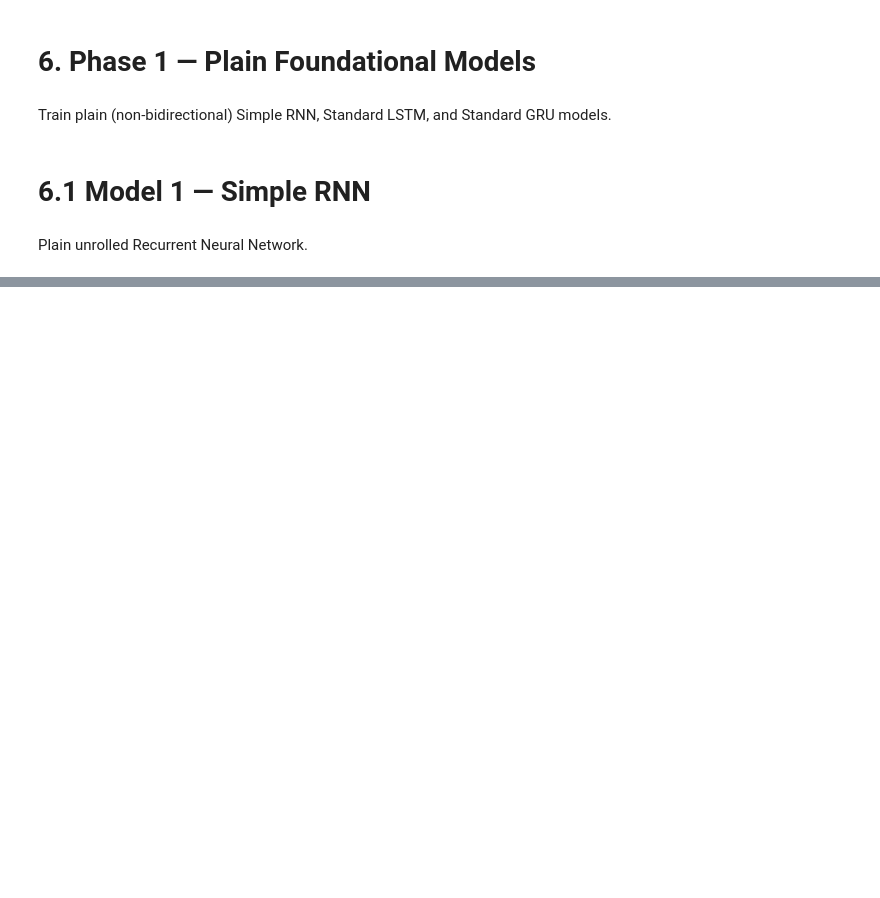
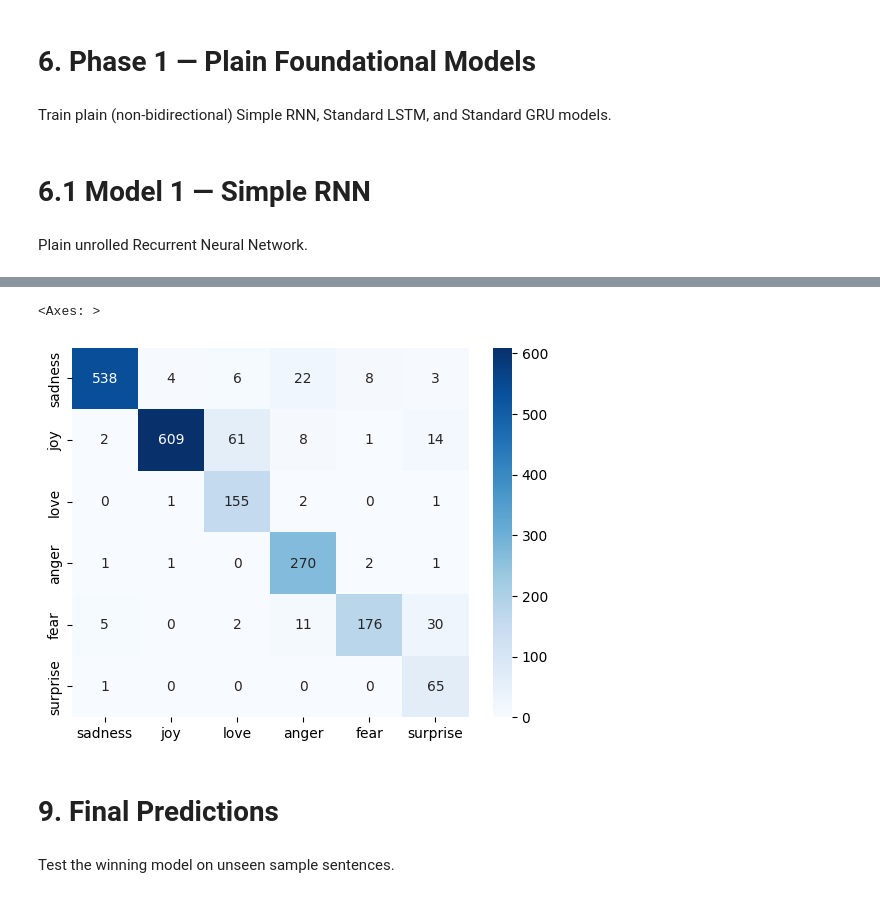
Before and after one commit to yoloaryan/Predicting_emotions_of_text, a Jupyter notebook: Predictiong_emotions_of_text.ipynb, the cells around one changed output, grey strips where cells are left out. Cells and saved outputs as stored; diff of their text form; code cells hidden in the pictures; blank space fills up the shorter version.

```diff
--- a/Predictiong_emotions_of_text.ipynb
+++ b/Predictiong_emotions_of_text.ipynb
@@ -229,0 +523,19 @@ Plain unrolled Recurrent Neural Network.
+# %%
+from tensorflow.keras.models import Sequential
+from tensorflow.keras.layers import Bidirectional, Embedding, GRU, Dropout, Dense
+
+# Defining parameters locally to ensure the cell runs independently
+
+
+BiGRU = Sequential([
+    Embedding(input_dim=max_words, output_dim=300, input_length=50),
+    Bidirectional(GRU(128, return_sequences=True)),
+    Dropout(0.5),
+    Bidirectional(GRU(64)),
+    Dropout(0.5),
+    Dense(num_classes, activation='softmax') # output layer
+])
+
+BiGRU.compile(optimizer='adam', loss='sparse_categorical_crossentropy', metrics=['accuracy'])
+
+BiGRU.summary()
@@ -229,0 +565,10 @@ Plain unrolled Recurrent Neural Network.
+# %%
+BiGRU.fit(
+    padded_train_sequence,
+    train_label,
+    validation_data=(padded_test_sequence, test_label),
+    epochs = 20,
+    batch_size=32,
+    class_weight=class_weight_dict,
+    callbacks=[early_stopping]
+)
@@ -229,0 +607,7 @@ Plain unrolled Recurrent Neural Network.
+# %%
+from sklearn.metrics import confusion_matrix
+import numpy as np
+BiGRU_predictions = np.argmax(BiGRU.predict(padded_test_sequence),axis=1)
+
+sns.heatmap(confusion_matrix(test_label, BiGRU_predictions),annot=True, fmt='d', cmap='Blues', xticklabels=label_names, yticklabels=label_names)
+# %% [output]
@@ -229,0 +615,6 @@ Plain unrolled Recurrent Neural Network.
+<Axes: >
+[figure, added]
+# %% [markdown]
+# **9. Final Predictions**
+# %% [markdown]
+Test the winning model on unseen sample sentences.
```
Also changed, not shown: parts of 30 cells of this notebook.
